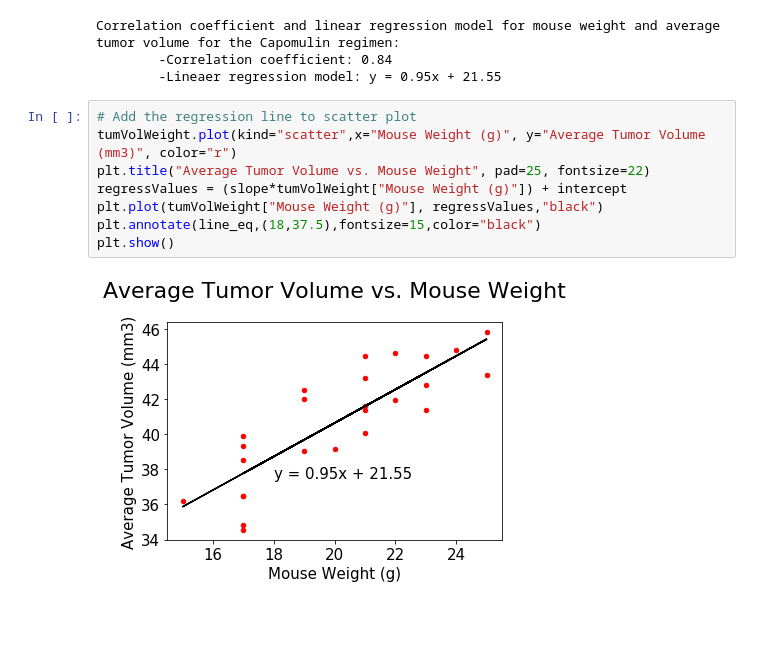
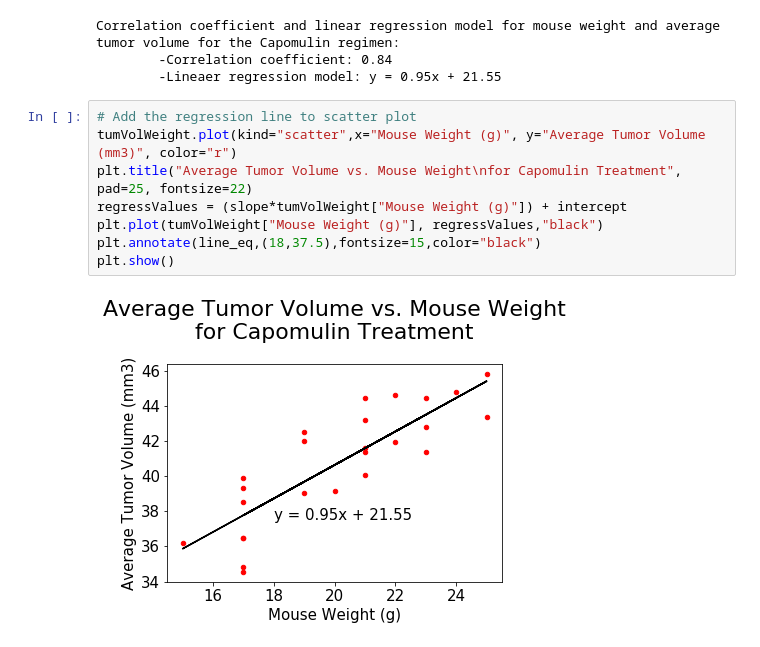
Before and after one commit to aburstyn9068/matplotlib-challenge, a Jupyter notebook: pymaceuticals_starter.ipynb, the cells around one changed output. Drawn from its saved outputs; the diff is of its cells as text; blank space fills up the shorter version.

```diff
--- a/pymaceuticals_starter.ipynb
+++ b/pymaceuticals_starter.ipynb
@@ -370,10 +484,10 @@ Correlation coefficient and linear regression model for mouse weight and average
 # %%
 # Add the regression line to scatter plot
 tumVolWeight.plot(kind="scatter",x="Mouse Weight (g)", y="Average Tumor Volume (mm3)", color="r")
-plt.title("Average Tumor Volume vs. Mouse Weight", pad=25, fontsize=22)
+plt.title("Average Tumor Volume vs. Mouse Weight\nfor Capomulin Treatment", pad=25, fontsize=22)
 regressValues = (slope*tumVolWeight["Mouse Weight (g)"]) + intercept
 plt.plot(tumVolWeight["Mouse Weight (g)"], regressValues,"black")
 plt.annotate(line_eq,(18,37.5),fontsize=15,color="black")
 plt.show()
 # %% [output]
-[figure, old version]
+[figure, new version]
```
Also changed, not shown: parts of 10 cells of this notebook.
